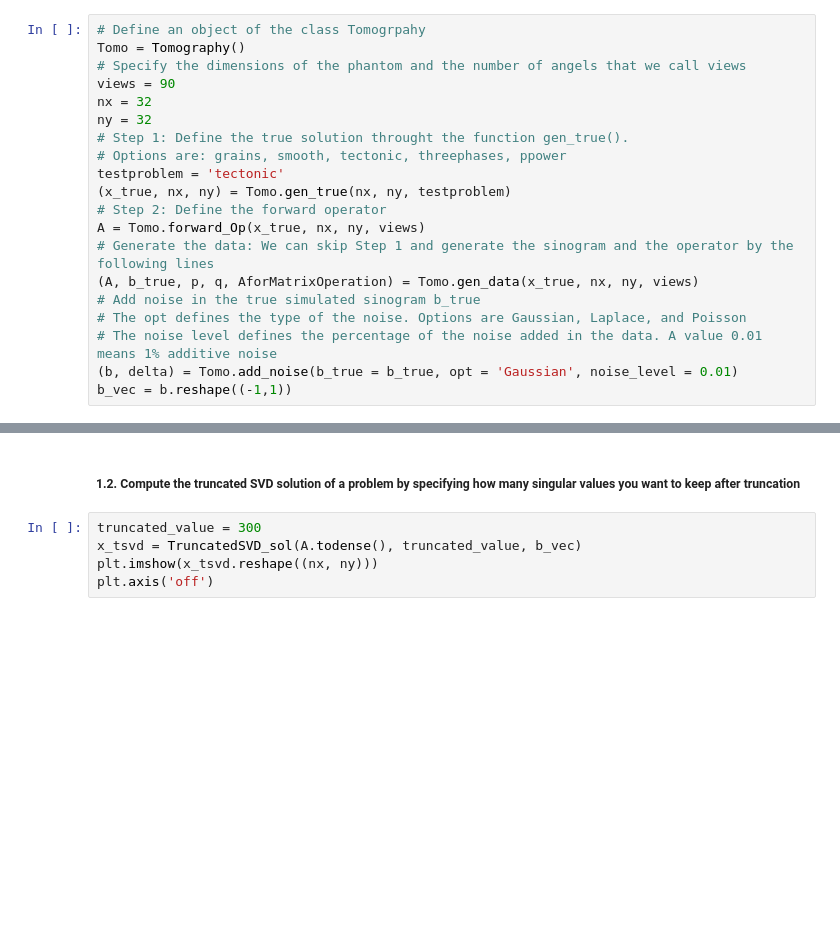
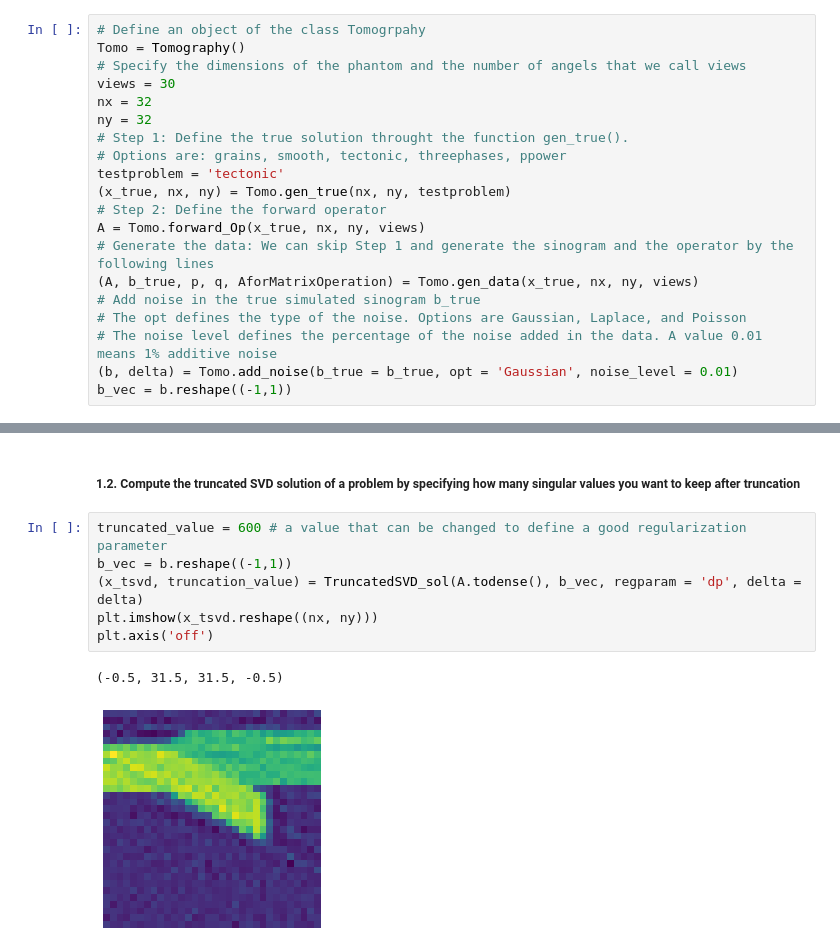
Before and after one commit to mpasha3/trips-py, a Jupyter notebook: demos/demo_Tomo_small_scale.ipynb, the cells around one changed output, grey strips where cells are left out. Drawn from its saved outputs; the diff is of its cells as text; blank space fills up the shorter version.

```diff
--- a/demos/demo_Tomo_small_scale.ipynb
+++ b/demos/demo_Tomo_small_scale.ipynb
@@ -46,7 +46,7 @@ from trips.solvers.GMRES import GMRES
 # Define an object of the class Tomogrpahy
 Tomo = Tomography()
 # Specify the dimensions of the phantom and the number of angels that we call views
-views = 90
+views = 30
 nx = 32
 ny = 32
 # Step 1: Define the true solution throught the function gen_true().
@@ -86,7 +93,11 @@ plot_singular_vectors_svd(Operator = A, size = nx, parameter = 'A')
 # %% [markdown]
 ##### 1.2. Compute the truncated SVD solution of a problem by specifying how many singular values you want to keep after truncation
 # %%
-truncated_value = 300
-x_tsvd = TruncatedSVD_sol(A.todense(), truncated_value, b_vec)
+truncated_value = 600 # a value that can be changed to define a good regularization parameter
+b_vec = b.reshape((-1,1))
+(x_tsvd, truncation_value) = TruncatedSVD_sol(A.todense(), b_vec, regparam = 'dp', delta = delta)
 plt.imshow(x_tsvd.reshape((nx, ny)))
 plt.axis('off')
+# %% [output]
+(-0.5, 31.5, 31.5, -0.5)
+[figure, added]
```
Also changed, not shown: parts of 3 cells of this notebook, 7 other files.
